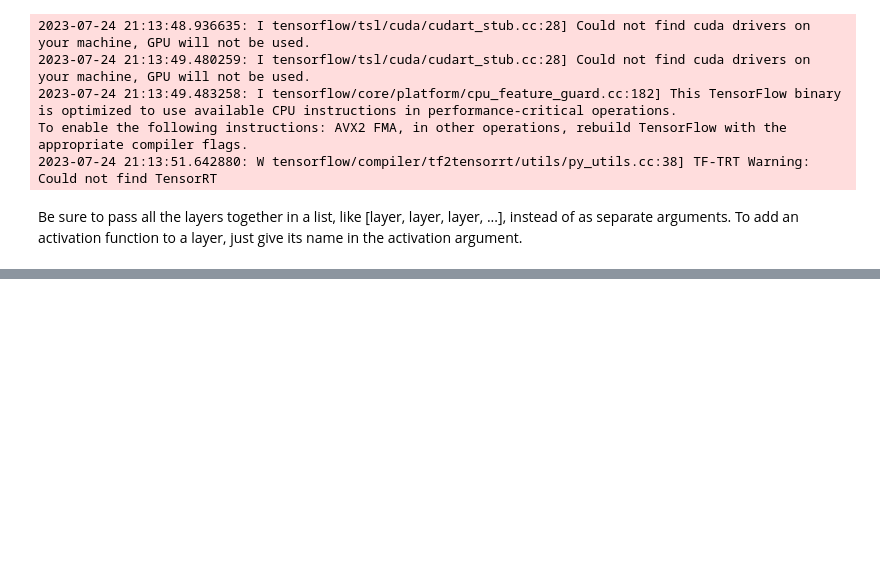
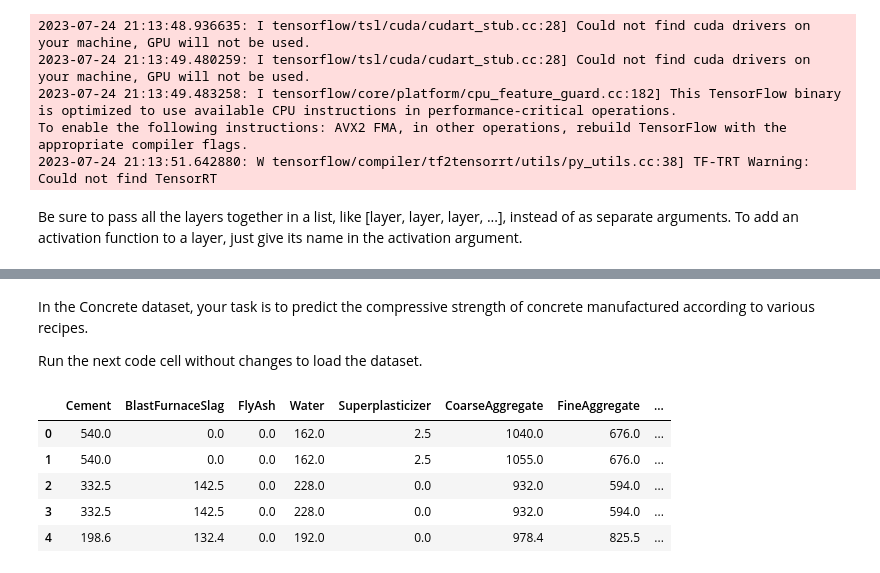
Before and after one commit to RajrupDasid/Machine-Learnng-Full, a Jupyter notebook: deeplearning.ipynb, the cells around one changed output, grey strips where cells are left out. Saved outputs shown, nothing was run; the diff lists cells and outputs as text; code cells hidden in the pictures; blank space fills up the shorter version.

```diff
--- a/deeplearning.ipynb
+++ b/deeplearning.ipynb
@@ -278,0 +306,15 @@ Be sure to pass all the layers together in a list, like [layer, layer, layer, ..
+# %% [markdown]
+In the Concrete dataset, your task is to predict the compressive strength of concrete manufactured according to various recipes.
+
+Run the next code cell without changes to load the dataset.
+# %%
+import pandas as pd
+concrete = pd.read_csv('./dataset/concrete.csv')
+concrete.head()
+# %% [output]
+|  | Cement | BlastFurnaceSlag | FlyAsh | Water | Superplasticizer | CoarseAggregate | FineAggregate | ... |
+| 0 | 540.0 | 0.0 | 0.0 | 162.0 | 2.5 | 1040.0 | 676.0 | ... |
+| 1 | 540.0 | 0.0 | 0.0 | 162.0 | 2.5 | 1055.0 | 676.0 | ... |
+| 2 | 332.5 | 142.5 | 0.0 | 228.0 | 0.0 | 932.0 | 594.0 | ... |
+| 3 | 332.5 | 142.5 | 0.0 | 228.0 | 0.0 | 932.0 | 594.0 | ... |
+| 4 | 198.6 | 132.4 | 0.0 | 192.0 | 0.0 | 978.4 | 825.5 | ... |
```
Also changed, not shown: parts of 35 cells of this notebook, 4 other files.
